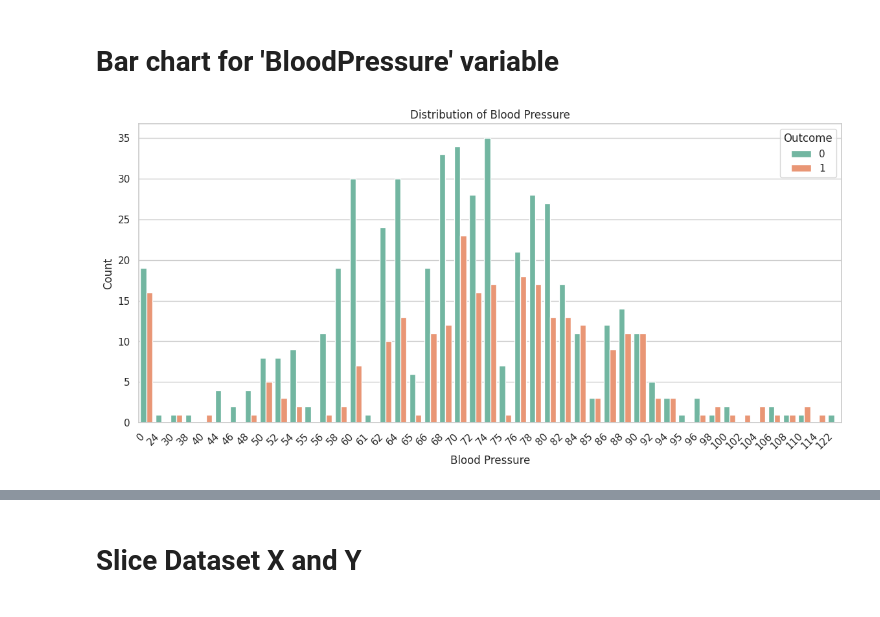
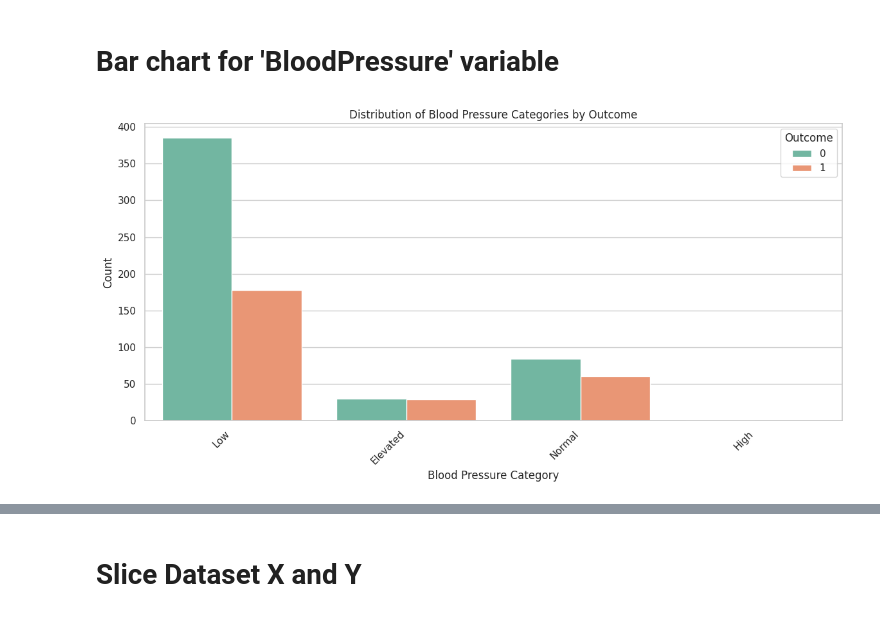
Before and after one commit to okhan2186/Machine-Learning-Projects, a Jupyter notebook: ML SEMESTER PROJECT/Machine_Learning_Lab_Project_Diabetes_Prediction_.ipynb, the cells around one changed output, grey strips where cells are left out. Saved outputs shown, nothing was run; the diff lists cells and outputs as text; code cells hidden in the pictures.

```diff
--- a/ML SEMESTER PROJECT/Machine_Learning_Lab_Project_Diabetes_Prediction_.ipynb
+++ b/ML SEMESTER PROJECT/Machine_Learning_Lab_Project_Diabetes_Prediction_.ipynb
@@ -202,14 +237,30 @@ plt.show()
 # %% [markdown]
 # Bar chart for 'BloodPressure' variable
 # %%
+# Define the function to categorize blood pressure values
+def categorize_blood_pressure(bp):
+    if bp < 80:
+        return 'Low'
+    elif 80 <= bp <= 89:
+        return 'Normal'
+    elif 90 <= bp <= 119:
+        return 'Elevated'
+    else:
+        return 'High'
+
+# Apply the function to create a new column 'BloodPressure_Category'
+dataset['BloodPressure_Category'] = dataset['BloodPressure'].apply(categorize_blood_pressure)
+
+# Plotting the bar chart
 plt.figure(figsize=(14, 6))
-sns.countplot(x='BloodPressure', data=dataset, hue='Outcome', palette='Set2')
-plt.title('Distribution of Blood Pressure')
-plt.xlabel('Blood Pressure')
+sns.countplot(x='BloodPressure_Category', data=dataset, hue='Outcome', palette='Set2')
+plt.title('Distribution of Blood Pressure Categories by Outcome')
+plt.xlabel('Blood Pressure Category')
 plt.ylabel('Count')
+
 # Rotate x-axis labels for better visibility
 plt.xticks(rotation=45, ha='right')
 
 plt.show()
 # %% [output]
-[figure, old version]
+[figure, new version]
```
Also changed, not shown: parts of 8 cells of this notebook.
